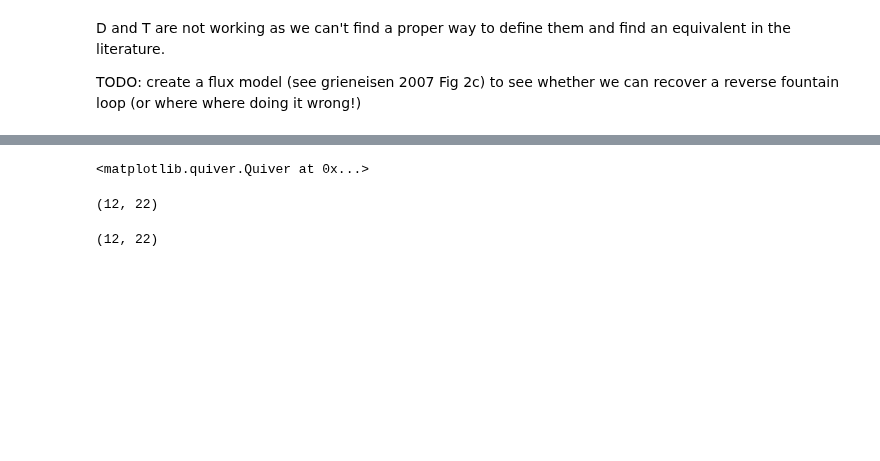
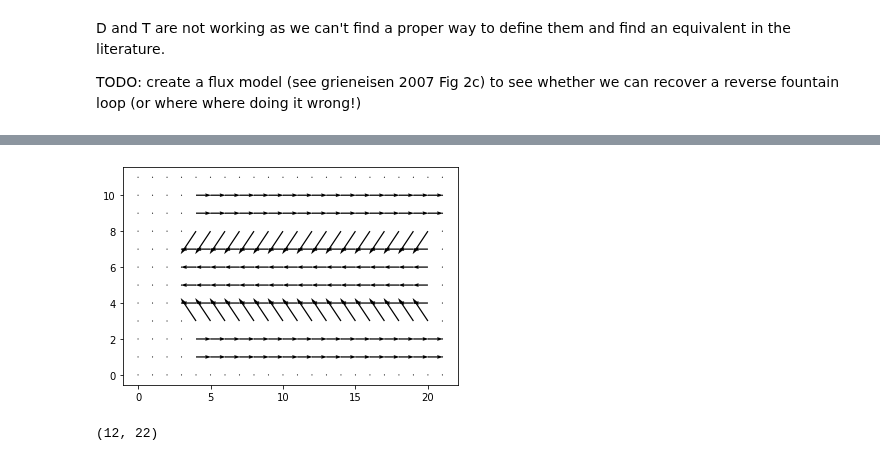
Before and after one commit to GRinaldi97/arabidopsys, a Jupyter notebook: model_2D_mix_test.ipynb, the cells around one changed output, grey strips where cells are left out. Saved outputs shown, nothing was run; the diff lists cells and outputs as text; code cells hidden in the pictures; blank space fills up the shorter version.

Commit message:
fixed flux direction, added auxin intake from shoot, fixed  neighbouring calculation, fixed cell update iteration

```diff
--- a/model_2D_mix_test.ipynb
+++ b/model_2D_mix_test.ipynb
@@ -10,6 +10,6 @@ time_step = 2
 # %%
 # giu' su sinistra destra
-colummella = [8,8,12,12]
+colummella = [12,12,12,12]
 # if in future we want to add lateral pin we already have everything set
 epidermal_l, epidermal_r = [0,8,0,0], [0,8,0,0]
 # if we want to add the last 5 cells to be longer this needs fix (grieneisen 2007 fig 1)
@@ -22,7 +22,7 @@ P_out = np.zeros((22,12,4))
 
 # cinta esterna della radice (muraria)
 P_out[0,:,:]=[0,0,0,0]
-P_out[-1,:,:]=[0,0,0,0]
+P_out[-1,:,:]=[8,0,0,0]
 P_out[:,0,:]=[0,0,0,0]
 P_out[:,-1,:]=[0,0,0,0]
 
@@ -43,9 +43,8 @@ P_out[4:21,8] = border_r
 P_out[4:21,4:8] = vascular
 
 # defining QC in position [4,4:8] same PIN settings as vascular
-#defining directions 0 is down, 1 is up, 2 is left, 3 is right
 
-directions = [0, 1, 2, 3]
+P_out = P_out/12
 # %%
 def update_2D(cells, source=(4,4), source_val=10, D=0.5, T=0.5, P_out=P_out, decay=0.000005):
     """
@@ -136,9 +136,10 @@ D and T are not working as we can't find a proper way to define them and find an
 TODO:
 create a flux model (see grieneisen 2007 Fig 2c) to see whether we can recover a reverse fountain loop (or where where doing it wrong!)
 # %%
-# (left-right),(down-up)
-
-P_flux = np.array([P_out[:,:,3]-P_out[:,:,2],P_out[:,:,1]-P_out[:,:,0]])
+# (left-right),(up-down)
+%matplotlib inline
+P_flux = np.array([P_out[:,:,2]-P_out[:,:,3],P_out[:,:,1]-P_out[:,:,0]])
 
 plt.quiver(P_flux[1,:,:].T,P_flux[0,:,:].T)
+plt.show()
 # %% [output]
@@ -147,8 +146,4 @@ plt.quiver(P_flux[1,:,:].T,P_flux[0,:,:].T)
-<matplotlib.quiver.Quiver at 0x...>
+[figure, added]
-# %%
-P_flux[0,:,:].T.shape
-# %% [output]
-(12, 22)
 # %%
 U.shape
 # %% [output]
```
Also changed, not shown: parts of 8 cells of this notebook.
